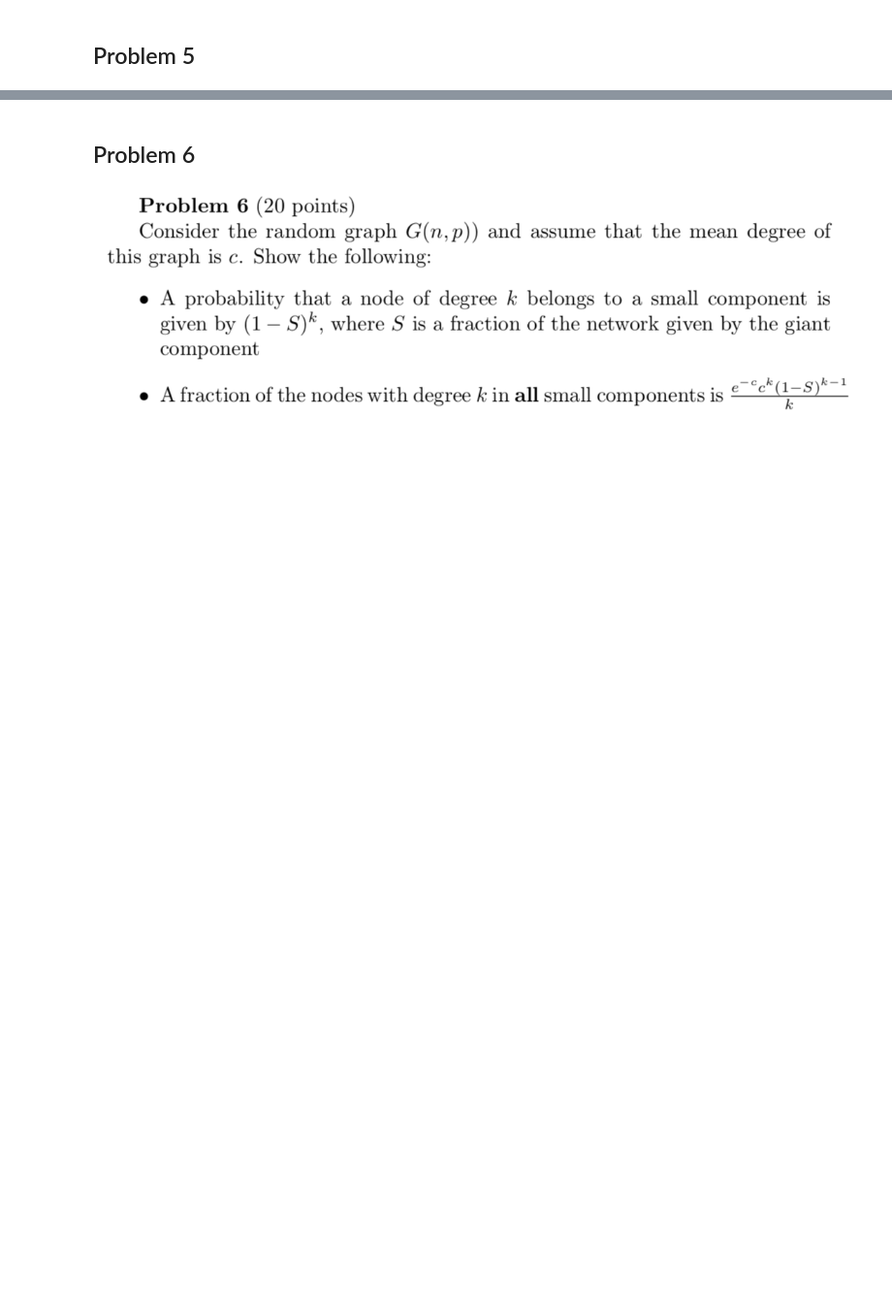
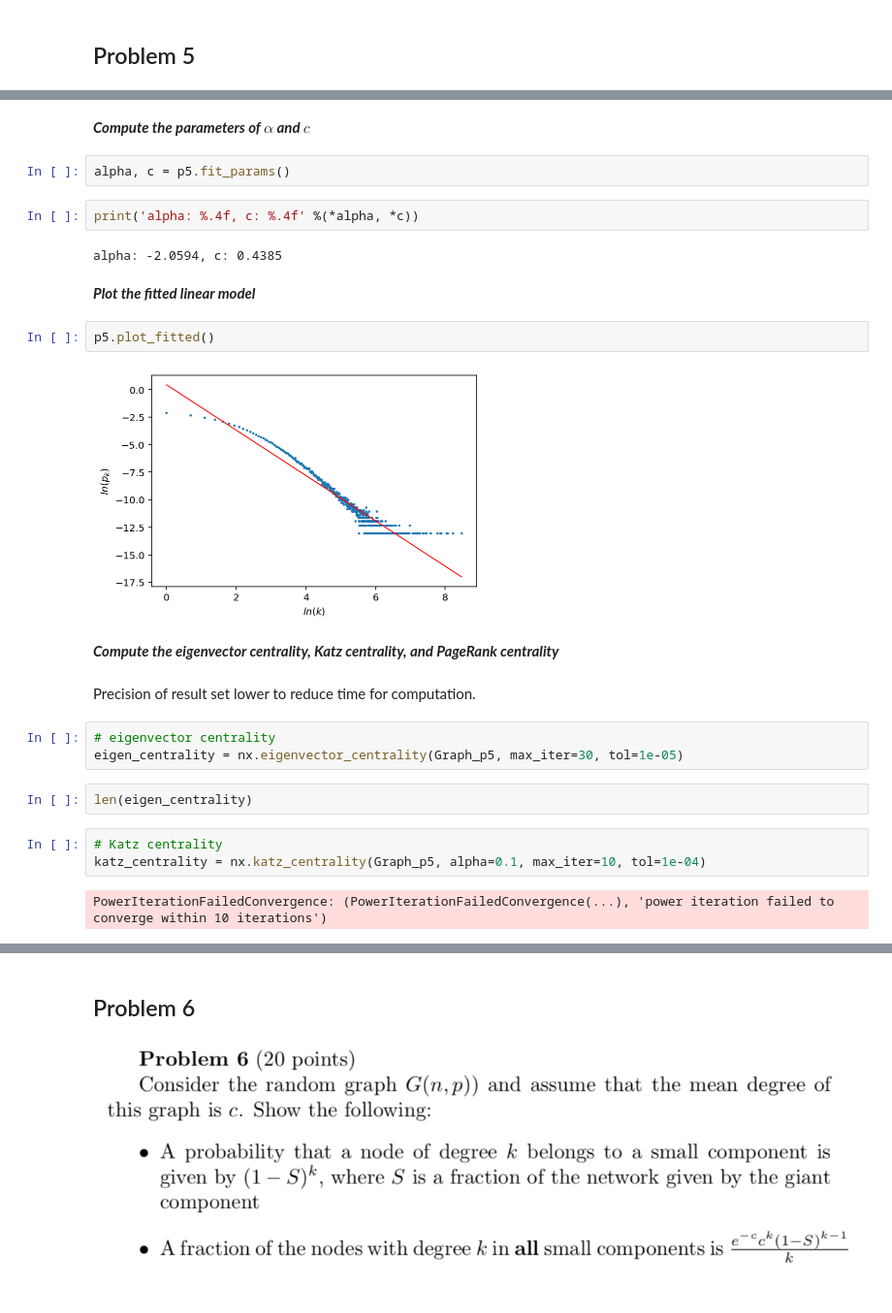
Before and after one commit to Kou-Guandong/NYU_9293_Network_Science_and_Optimization, a Jupyter notebook: HW1/HW1_gk1675.ipynb, the cells around one changed output, grey strips where cells are left out. Shown at 97% size. Saved outputs shown, nothing was run; the diff lists cells and outputs as text; blank space fills up the shorter version.

```diff
--- a/HW1_gk1675.ipynb
+++ b/HW1/HW1_gk1675.ipynb
@@ -32,0 +147,28 @@ Download the citation data set from http://networksciencebook.com/translations/e
+# %% [markdown]
+***Compute the parameters of $\alpha$ and $c$***
+# %%
+alpha, c = p5.fit_params()
+# %%
+print('alpha: %.4f, c: %.4f' %(*alpha, *c))
+# %% [output]
+alpha: -2.0594, c: 0.4385
+# %% [markdown]
+***Plot the fitted linear model***
+# %%
+p5.plot_fitted()
+# %% [output]
+[figure, added]
+# %% [markdown]
+***Compute the eigenvector centrality, Katz centrality, and PageRank centrality***
+# %% [markdown]
+Precision of result set lower to reduce time for computation.
+# %%
+# eigenvector centrality
+eigen_centrality = nx.eigenvector_centrality(Graph_p5, max_iter=30, tol=1e-05)
+# %%
+len(eigen_centrality)
+# %%
+# Katz centrality
+katz_centrality = nx.katz_centrality(Graph_p5, alpha=0.1, max_iter=10, tol=1e-04)
+# %% [output]
+PowerIterationFailedConvergence: (PowerIterationFailedConvergence(...), 'power iteration failed to converge within 10 iterations')
```
Also changed, not shown: parts of 36 cells of this notebook, 2 other files.
